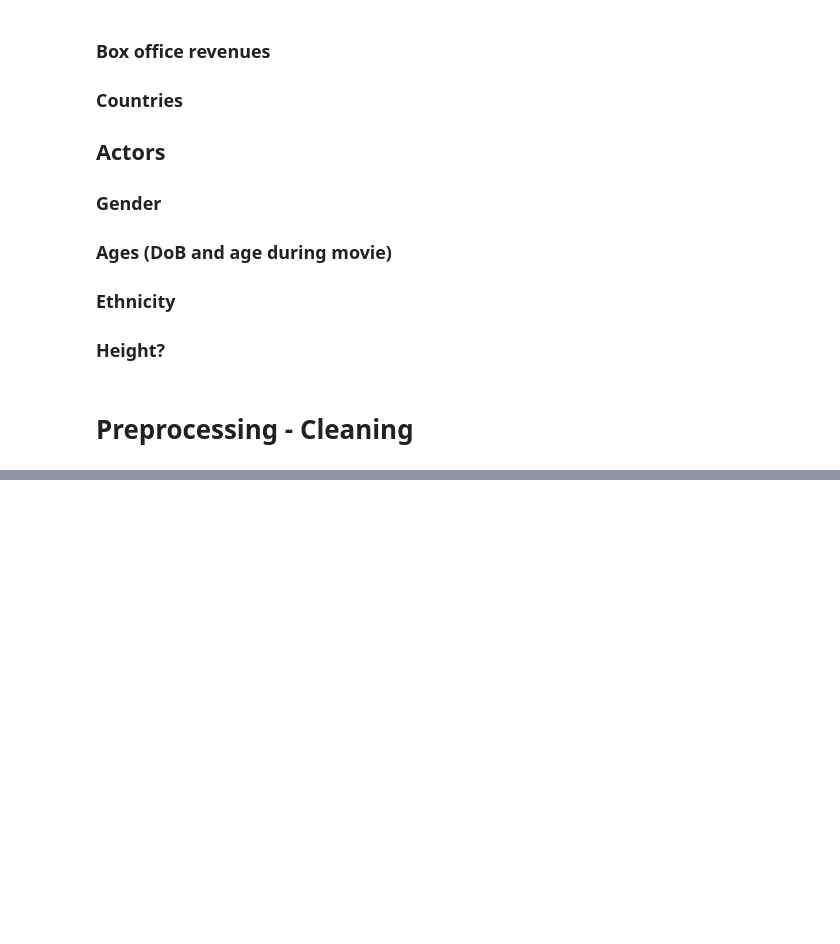
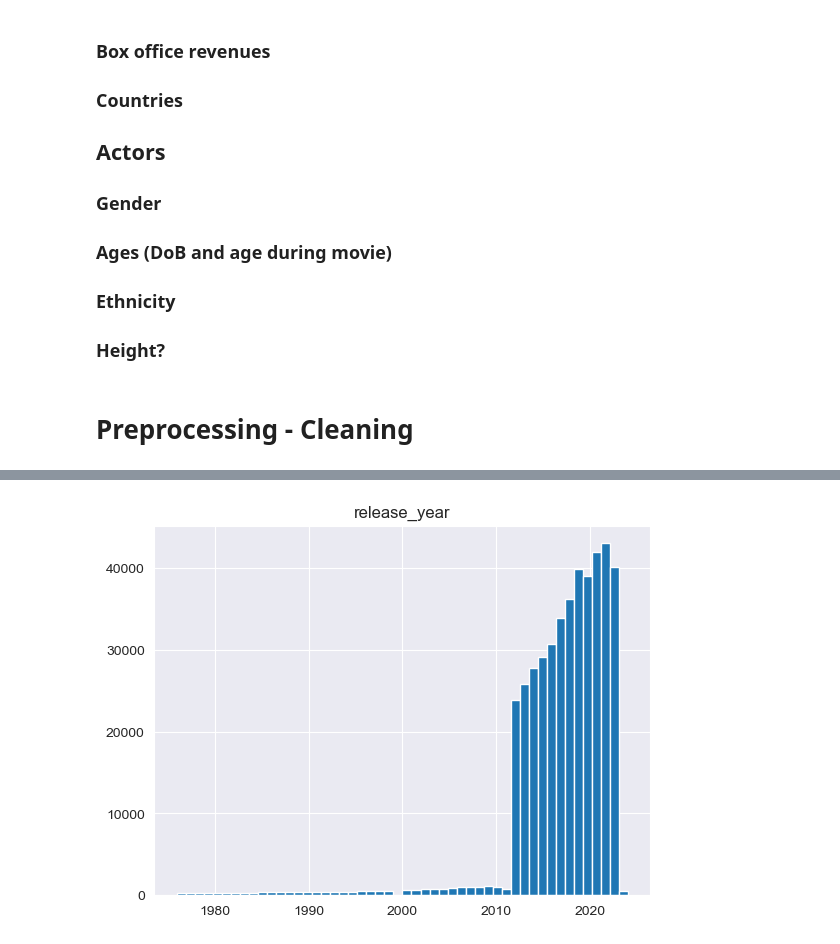
Before and after one commit to epfl-ada/ada-2024-project-databand, a Jupyter notebook: data_overview.ipynb, the cells around one changed output, grey strips where cells are left out. Drawn from its saved outputs; the diff is of its cells as text; code cells hidden in the pictures; blank space fills up the shorter version.

Commit message:
updating cleaning and df merging functions

```diff
--- a/data_overview.ipynb
+++ b/data_overview.ipynb
@@ -195,0 +227,4 @@ Name: Lang names, dtype: object
+# %%
+df_movies = pd.read_csv('data/processed/movies.csv')
+df_plots = pd.read_csv('data/processed/plot_summaries.csv')
+df_tmdb = pd.read_csv('data/processed/TMDB_clean.csv')
@@ -195,0 +239,4 @@ Name: Lang names, dtype: object
+# %%
+common_columns = list(set(df_movies.columns.tolist()) & set(df_tmdb.columns.tolist()))
+common_columns.remove('release_year')
+common_columns
@@ -195,0 +247,2 @@ Name: Lang names, dtype: object
+# %%
+df_combined = combine_dataframes(df_movies=df_movies, df_plots=df_plots, df_tmdb=df_tmdb, common_columns=common_columns, cutoffyear=2012)
@@ -195,0 +285,5 @@ Name: Lang names, dtype: object
+# %%
+df_combined.hist('release_year', bins=50)
+plt.show()
+# %% [output]
+[figure, added]
```
Also changed, not shown: parts of 13 cells of this notebook, 2 other files.
